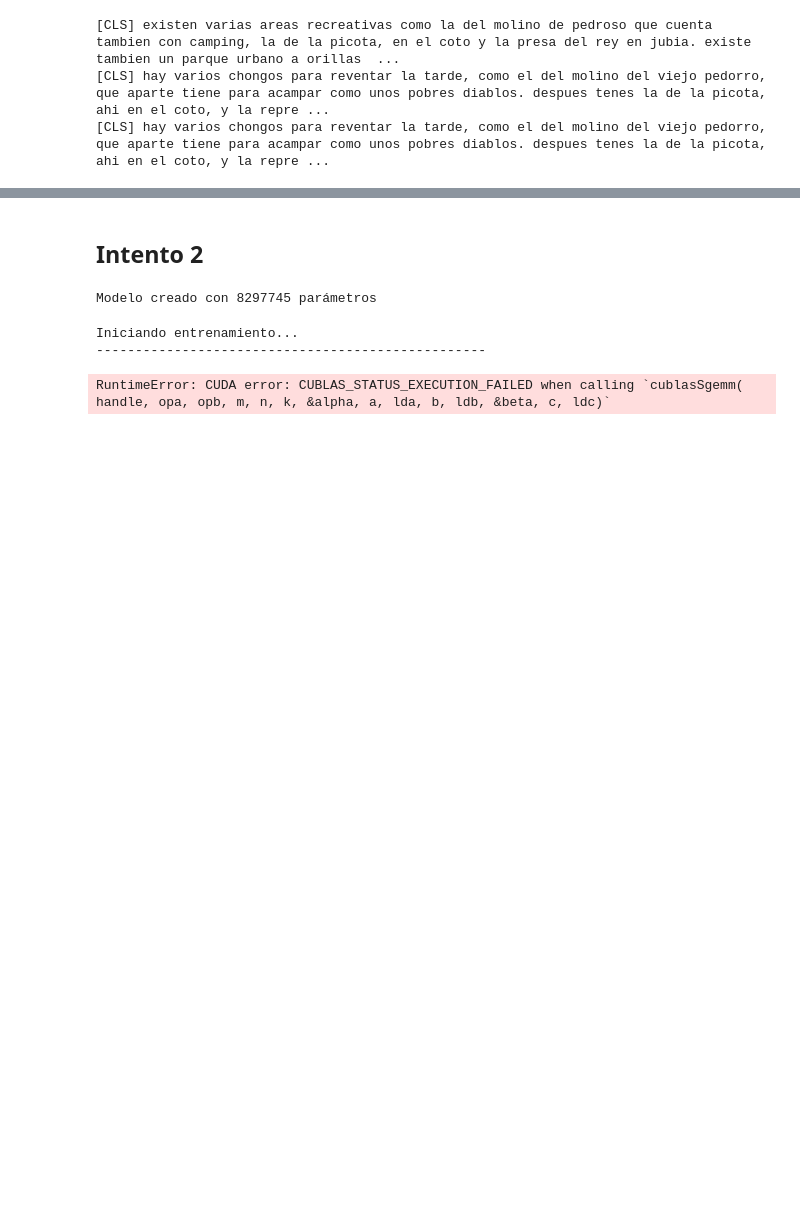
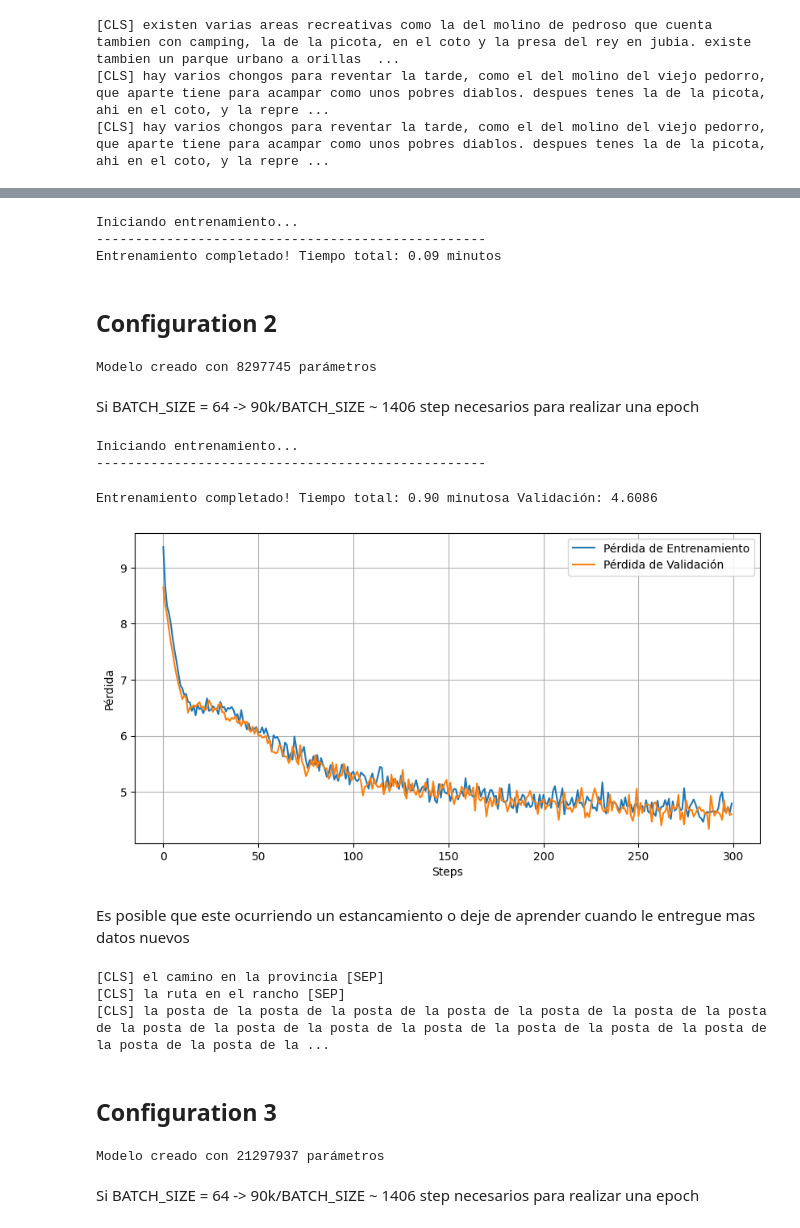
Before and after one commit to aaronbernal28/lunfardo-translator, a Jupyter notebook: test_model3_100k.ipynb, the cells around one changed output, grey strips where cells are left out. Drawn from its saved outputs; the diff is of its cells as text; code cells hidden in the pictures; blank space fills up the shorter version.

Commit message:
model3 upgrade

```diff
--- a/test_model3_100k.ipynb
+++ b/test_model3_100k.ipynb
@@ -112,5 +114,18 @@ generate_target(dataset_overfit, IDX=9)
+# %%
+BATCH_SIZE = 64
+MAX_STEPS = 21
+LR = 1e-3
+
+data_overfit = data.head(BATCH_SIZE)
+dataset_overfit = dataset_token(data_overfit['spanish'], data_overfit['lunfardo'])
+loader_overfit = DataLoader(dataset_overfit, batch_size=BATCH_SIZE, collate_fn=custom_collate)
+train_loss, val_loss = train_steps(model, loader_overfit, max_steps=MAX_STEPS, lr=LR, verbose_each=5)
+# %% [output]
+Iniciando entrenamiento...
+--------------------------------------------------
+Entrenamiento completado! Tiempo total: 0.09 minutos
 # %% [markdown]
-## Intento 2
+## Configuration 2
 # %%
 # Inicializa el modelo
 model = model3(
@@ -126,18 +141,48 @@ model = model3(
 print(f"Modelo creado con {sum(p.numel() for p in model.parameters())} parámetros")
 # %% [output]
 Modelo creado con 8297745 parámetros
+# %% [markdown]
+Si BATCH_SIZE = 64 -> 90k/BATCH_SIZE ~ 1406 step necesarios para realizar una epoch
 # %%
-BATCH_SIZE = 64 #*2
-NUM_EPOCHS = 5
+BATCH_SIZE = 32
+MAX_STEPS = 300
 LR = 1e-3
 
 train_dataloader = DataLoader(train_dataset, batch_size=BATCH_SIZE, collate_fn=custom_collate)
 val_dataloader = DataLoader(val_dataset, batch_size=BATCH_SIZE, collate_fn=custom_collate)
-
-train_loss, val_loss = train(model, train_dataset, val_dataset, epoch_max=NUM_EPOCHS, lr=LR, verbose_each=1)
+train_loss, val_loss = train_steps(model, train_dataloader, val_dataloader, max_steps=MAX_STEPS, lr=LR, verbose_each=100)
 # %% [output]
 Iniciando entrenamiento...
 --------------------------------------------------
-RuntimeError: CUDA error: CUBLAS_STATUS_EXECUTION_FAILED when calling `cublasSgemm( handle, opa, opb, m, n, k, &alpha, a, lda, b, ldb, &beta, c, ldc)`
+Entrenamiento completado! Tiempo total: 0.90 minutosa Validación: 4.6086
 # %%
-plot_losses(train_loss, val_loss)
+plot_losses(train_loss, val_loss, xlabel='Steps')
+# %% [output]
+[figure, added]
+# %% [markdown]
+Es posible que este ocurriendo un estancamiento o deje de aprender cuando le entregue mas datos nuevos
+# %%
+generate_target(model, train_dataset, IDX=32)
+# %% [output]
+[CLS] el camino en la provincia [SEP]
+[CLS] la ruta en el rancho [SEP]
+[CLS] la posta de la posta de la posta de la posta de la posta de la posta de la posta de la posta de la posta de la posta de la posta de la posta de la posta de la posta de la posta de la posta de la ...
+# %% [markdown]
+## Configuration 3
+# %%
+# Inicializa el modelo
+model = model3(
+    name = 'transformer_plus_filt_vocab',
+    filtered_vocab=filtered_vocab,
+    d_model=512,
+    nhead=4,
+    num_encoder_layers=3,
+    num_decoder_layers=3,
+    dim_feedforward=2048//2
+).to(device)
+
+print(f"Modelo creado con {sum(p.numel() for p in model.parameters())} parámetros")
+# %% [output]
+Modelo creado con 21297937 parámetros
+# %% [markdown]
+Si BATCH_SIZE = 64 -> 90k/BATCH_SIZE ~ 1406 step necesarios para realizar una epoch
```
Also changed, not shown: parts of 17 cells of this notebook, 2 other files.
